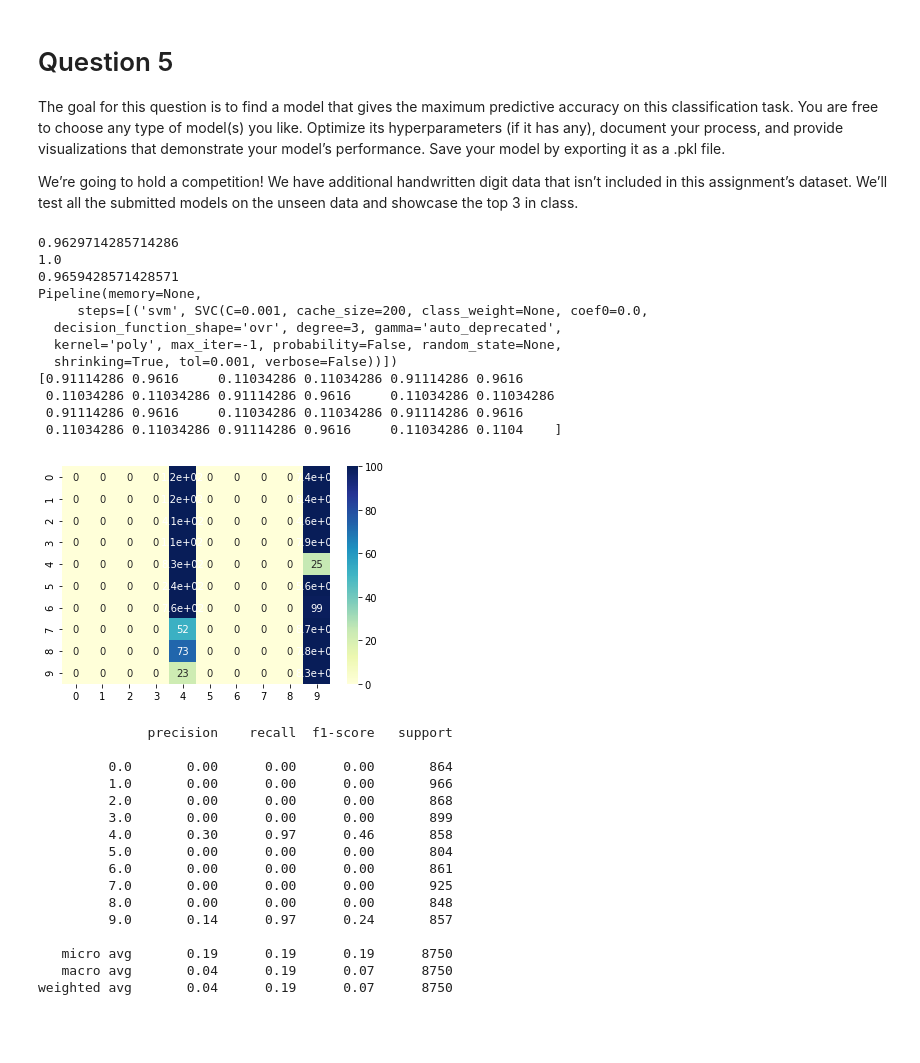
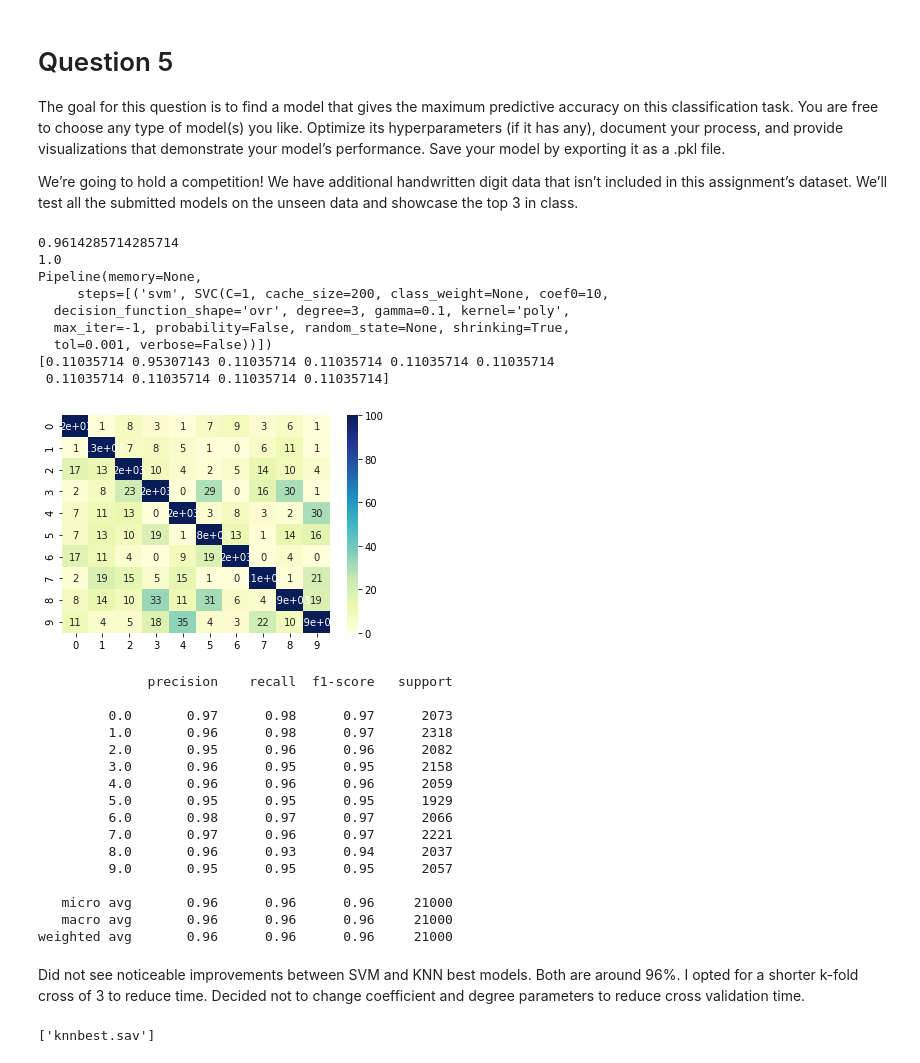
Before and after one commit to InciteG/MNIST, a Jupyter notebook: mnist.ipynb, the cells around one changed output. Drawn from its saved outputs; the diff is of its cells as text; code cells hidden in the pictures; blank space fills up the shorter version.

```diff
--- a/mnist.ipynb
+++ b/mnist.ipynb
@@ -916,6 +916,7 @@ We’re going to hold a competition! We have additional handwritten digit data t
 #I will now explore some additional classification methods to see if they can beat KNN
 # SVM, ensemble method - XGBoost, and CNN basic structure
 from sklearn.svm import SVC
+from sklearn.pipeline import Pipeline
 from skopt.optimizer import forest_minimize
 from skopt.optimizer import gbrt_minimize
 from skopt.optimizer import gp_minimize
@@ -923,7 +924,8 @@ from skopt.space import Real, Integer
 from skopt.utils import use_named_args
 from sklearn.model_selection import cross_val_score
 from skopt.plots import plot_convergence
+from sklearn.model_selection import RandomizedSearchCV
+X_train, X_remainder, y_train, y_remainder = train_test_split(X, y, test_size=0.6, stratify = y)
 
-X_train, X_remainder, y_train, y_remainder = train_test_split(X, y, test_size=0.5, stratify = y)
-X_validate, X_test, y_validate, y_test = train_test_split(X_remainder, y_remainder, test_size=0.5, stratify = y_remainder)
+#reset x and y values to all classes, from 4 and 9 only
 # %%
@@ -957,60 +959,63 @@ plot_convergence(svmpres)
 # %%
-print(fsvm.score(X_test,y_test))
+print(fsvm.score(X_remainder,y_remainder))
 print(fsvm.score(X_train,y_train))
-print(fsvm.score(X_validate,y_validate))
 print(fsvm.best_estimator_)
 print(fsvm.cv_results_['mean_test_score'])
 
 # Moderate improvement on best KNN classifier found. Best classifier I have tested so far, 'poly kernal','C=.001'
 # %% [output]
-0.9629714285714286
+0.9614285714285714
 1.0
-0.9659428571428571
 Pipeline(memory=None,
-     steps=[('svm', SVC(C=0.001, cache_size=200, class_weight=None, coef0=0.0,
-  decision_function_shape='ovr', degree=3, gamma='auto_deprecated',
-  kernel='poly', max_iter=-1, probability=False, random_state=None,
-  shrinking=True, tol=0.001, verbose=False))])
-[0.91114286 0.9616     0.11034286 0.11034286 0.91114286 0.9616
- 0.11034286 0.11034286 0.91114286 0.9616     0.11034286 0.11034286
- 0.91114286 0.9616     0.11034286 0.11034286 0.91114286 0.9616
- 0.11034286 0.11034286 0.91114286 0.9616     0.11034286 0.1104    ]
+     steps=[('svm', SVC(C=1, cache_size=200, class_weight=None, coef0=10,
+  decision_function_shape='ovr', degree=3, gamma=0.1, kernel='poly',
+  max_iter=-1, probability=False, random_state=None, shrinking=True,
+  tol=0.001, verbose=False))])
+[0.11035714 0.95307143 0.11035714 0.11035714 0.11035714 0.11035714
+ 0.11035714 0.11035714 0.11035714 0.11035714]
 # %%
 import xgboost as xgb
 import pickle
 from sklearn.externals import joblib
 
-svm = SVC(kernel='poly', C=0.001).fit(X_train,y_train)
-y_pred = logrbase.predict(X_test)
-cfm = confusion_matrix(y_test, y_pred)
+svm = SVC(kernel='poly', C=1, coef0=10).fit(X_train,y_train)
+y_pred = svm.predict(X_remainder)
+cfm = confusion_matrix(y_remainder, y_pred)
 df_cfm = pd.DataFrame(cfm, index = [i for i in range(10)], columns=[i for i in range(10)])
 
 sns.heatmap(df_cfm, annot=True, cmap='YlGnBu', vmin=0, vmax=100)
 plt.show()
 
-print(sk.metrics.classification_report(y_test, y_pred))
+print(sk.metrics.classification_report(y_remainder, y_pred))
+
+joblib.dump(svm,'svmbest.sav')
 # %% [output]
-[figure, old version]
+[figure, new version]
               precision    recall  f1-score   support
 
-         0.0       0.00      0.00      0.00       864
-         1.0       0.00      0.00      0.00       966
-         2.0       0.00      0.00      0.00       868
-         3.0       0.00      0.00      0.00       899
-         4.0       0.30      0.97      0.46       858
-         5.0       0.00      0.00      0.00       804
-         6.0       0.00      0.00      0.00       861
-         7.0       0.00      0.00      0.00       925
-         8.0       0.00      0.00      0.00       848
-         9.0       0.14      0.97      0.24       857
+         0.0       0.97      0.98      0.97      2073
+         1.0       0.96      0.98      0.97      2318
+         2.0       0.95      0.96      0.96      2082
+         3.0       0.96      0.95      0.95      2158
+         4.0       0.96      0.96      0.96      2059
+         5.0       0.95      0.95      0.95      1929
+         6.0       0.98      0.97      0.97      2066
+         7.0       0.97      0.96      0.97      2221
+         8.0       0.96      0.93      0.94      2037
+         9.0       0.95      0.95      0.95      2057
 
-   micro avg       0.19      0.19      0.19      8750
-   macro avg       0.04      0.19      0.07      8750
-weighted avg       0.04      0.19      0.07      8750
+   micro avg       0.96      0.96      0.96     21000
+   macro avg       0.96      0.96      0.96     21000
+weighted avg       0.96      0.96      0.96     21000
+# %% [markdown]
+Did not see noticeable improvements between SVM and KNN best models. Both are around 96%. I opted for a shorter k-fold cross of 3 to reduce time. Decided not to change coefficient and degree parameters to reduce cross validation time.
 # %%
 pca = PCA(n_components =40)
 pca.fit(X_train)
 XtrainPCA = pca.transform(X_train)
-XtestPCA = pca.transform(X_test)
+XtestPCA = pca.transform(X_remainder)
 knnbest = KNeighborsClassifier(n_neighbors=5).fit(XtrainPCA,y_train)
 joblib.dump(knnbest,'knnbest.sav')
+#save my best knn model for comparison with svm, xgboost and CNN
+# %% [output]
+['knnbest.sav']
```
Also changed, not shown: parts of 12 cells of this notebook, 3 other files.
